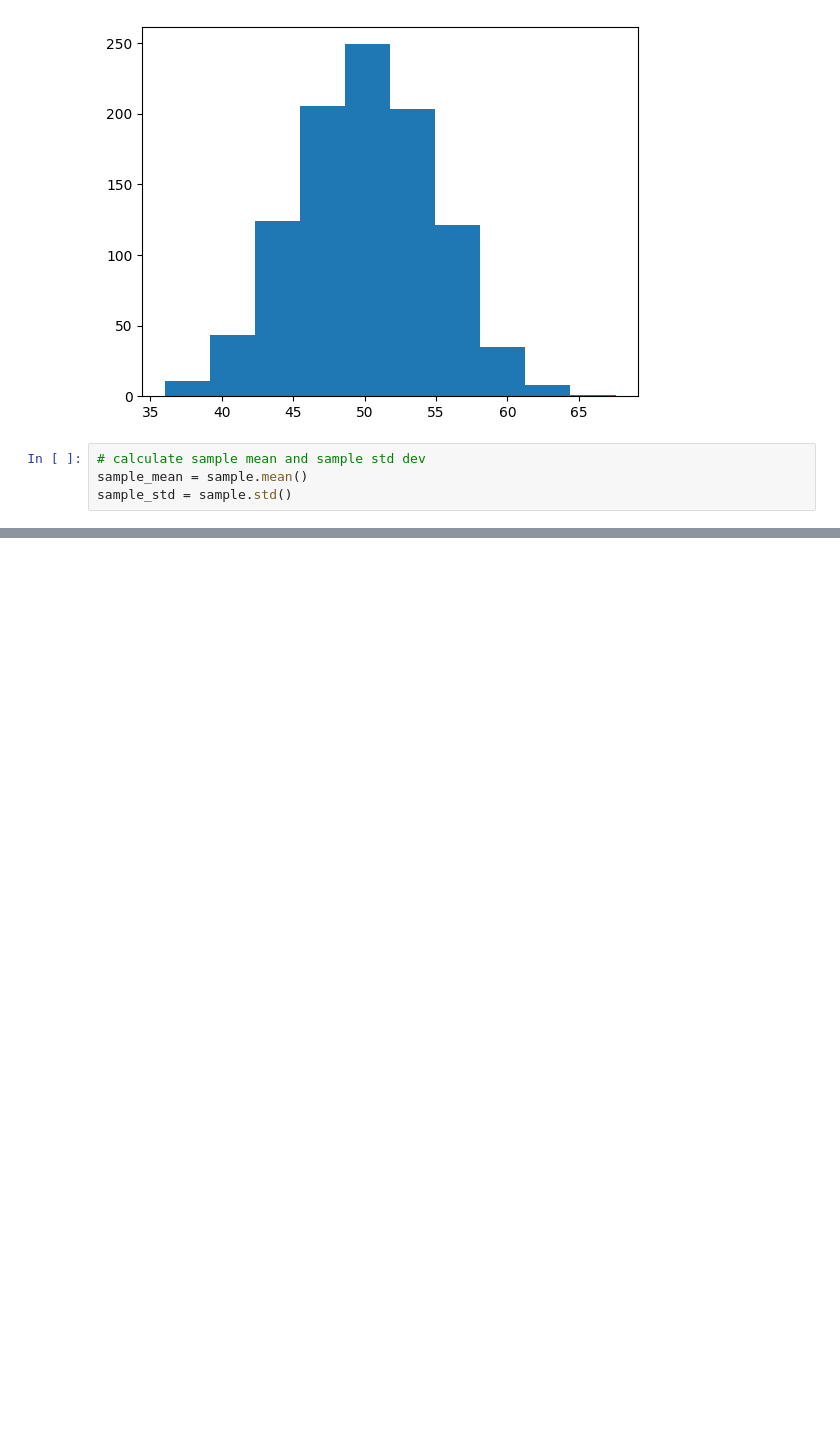
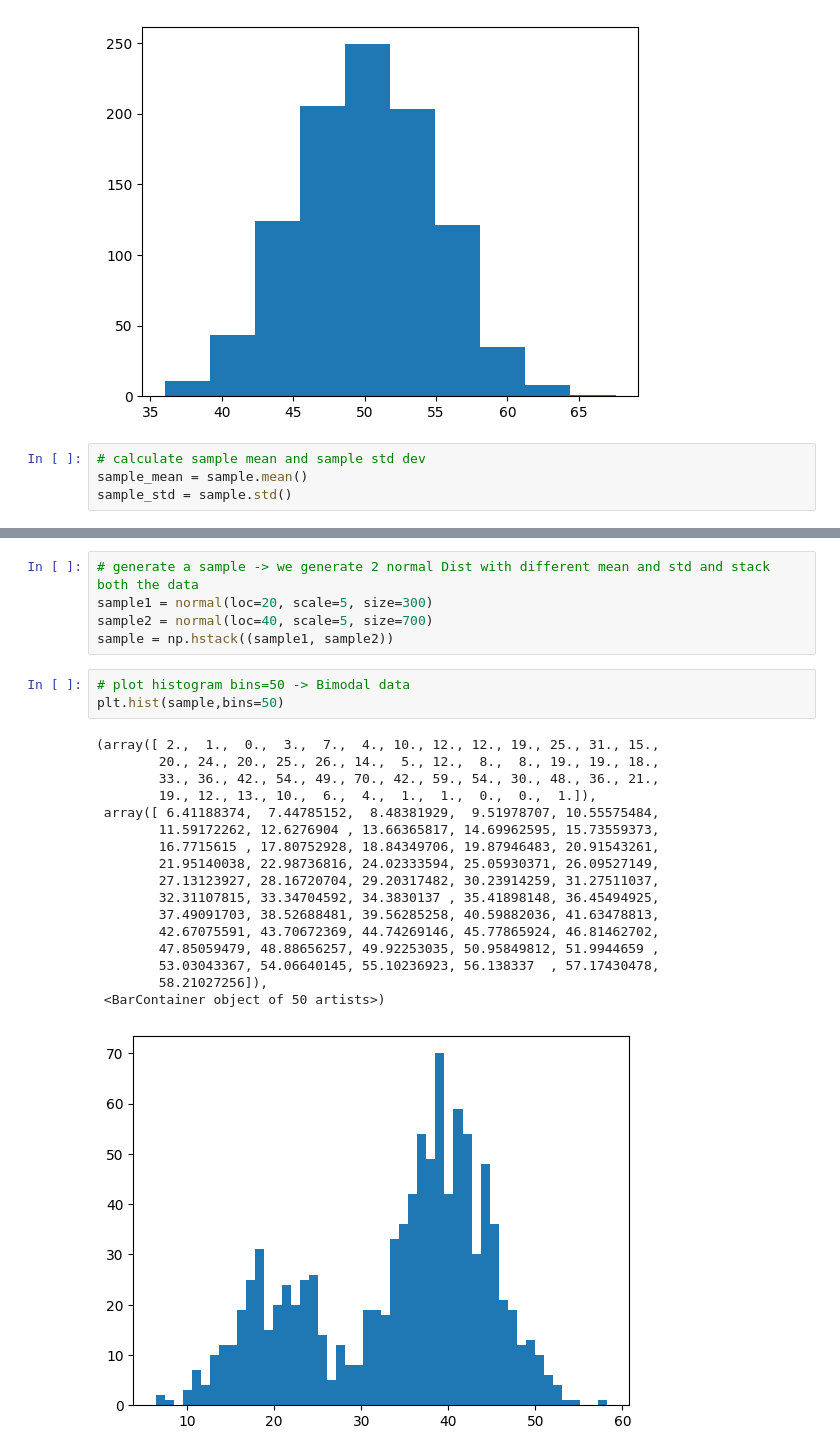
Before and after one commit to anshulkansal121/Python-Programming, a Jupyter notebook: Statistics/Descriptive Statistics/Probability Distribution Funtions.ipynb, the cells around one changed output, grey strips where cells are left out. Cells and saved outputs as stored; diff of their text form; blank space fills up the shorter version.

```diff
--- a/Statistics/Descriptive Statistics/Probability Distribution Funtions.ipynb
+++ b/Statistics/Descriptive Statistics/Probability Distribution Funtions.ipynb
@@ -96,0 +115,26 @@ sample_std = sample.std()
+# %%
+# generate a sample -> we generate 2 normal Dist with different mean and std and stack both the data
+sample1 = normal(loc=20, scale=5, size=300)
+sample2 = normal(loc=40, scale=5, size=700)
+sample = np.hstack((sample1, sample2))
+# %%
+# plot histogram bins=50 -> Bimodal data
+plt.hist(sample,bins=50)
+# %% [output]
+(array([ 2.,  1.,  0.,  3.,  7.,  4., 10., 12., 12., 19., 25., 31., 15.,
+        20., 24., 20., 25., 26., 14.,  5., 12.,  8.,  8., 19., 19., 18.,
+        33., 36., 42., 54., 49., 70., 42., 59., 54., 30., 48., 36., 21.,
+        19., 12., 13., 10.,  6.,  4.,  1.,  1.,  0.,  0.,  1.]),
+ array([ 6.41188374,  7.44785152,  8.48381929,  9.51978707, 10.55575484,
+        11.59172262, 12.6276904 , 13.66365817, 14.69962595, 15.73559373,
+        16.7715615 , 17.80752928, 18.84349706, 19.87946483, 20.91543261,
+        21.95140038, 22.98736816, 24.02333594, 25.05930371, 26.09527149,
+        27.13123927, 28.16720704, 29.20317482, 30.23914259, 31.27511037,
+        32.31107815, 33.34704592, 34.3830137 , 35.41898148, 36.45494925,
+        37.49091703, 38.52688481, 39.56285258, 40.59882036, 41.63478813,
+        42.67075591, 43.70672369, 44.74269146, 45.77865924, 46.81462702,
+        47.85059479, 48.88656257, 49.92253035, 50.95849812, 51.9944659 ,
+        53.03043367, 54.06640145, 55.10236923, 56.138337  , 57.17430478,
+        58.21027256]),
+ <BarContainer object of 50 artists>)
+[figure, added]
```
Also changed, not shown: parts of 6 cells of this notebook.
